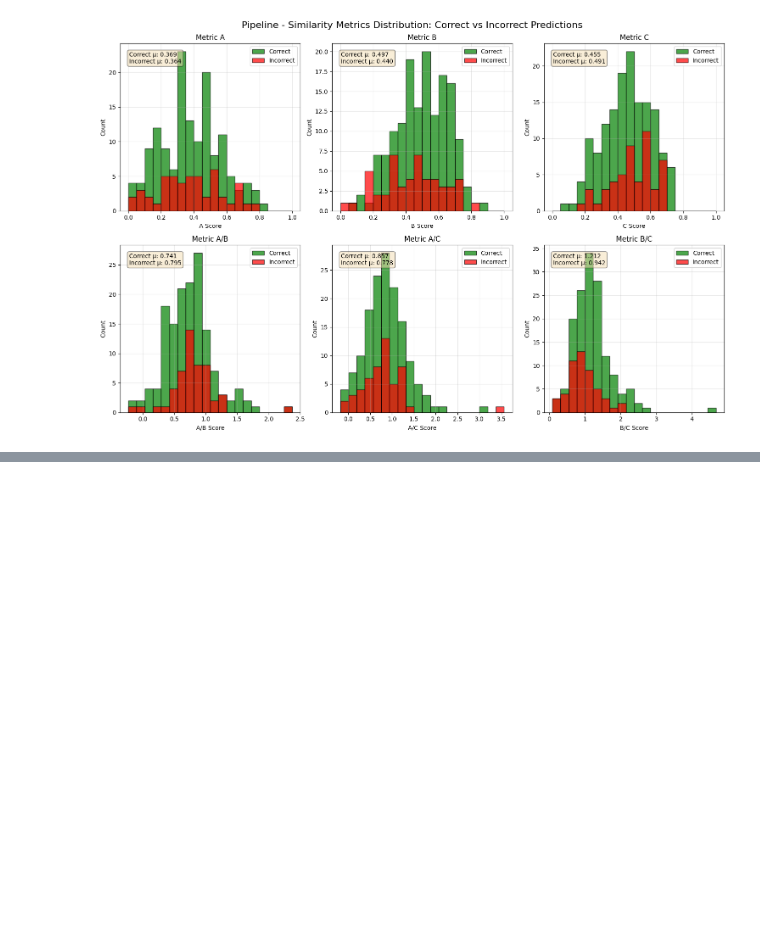
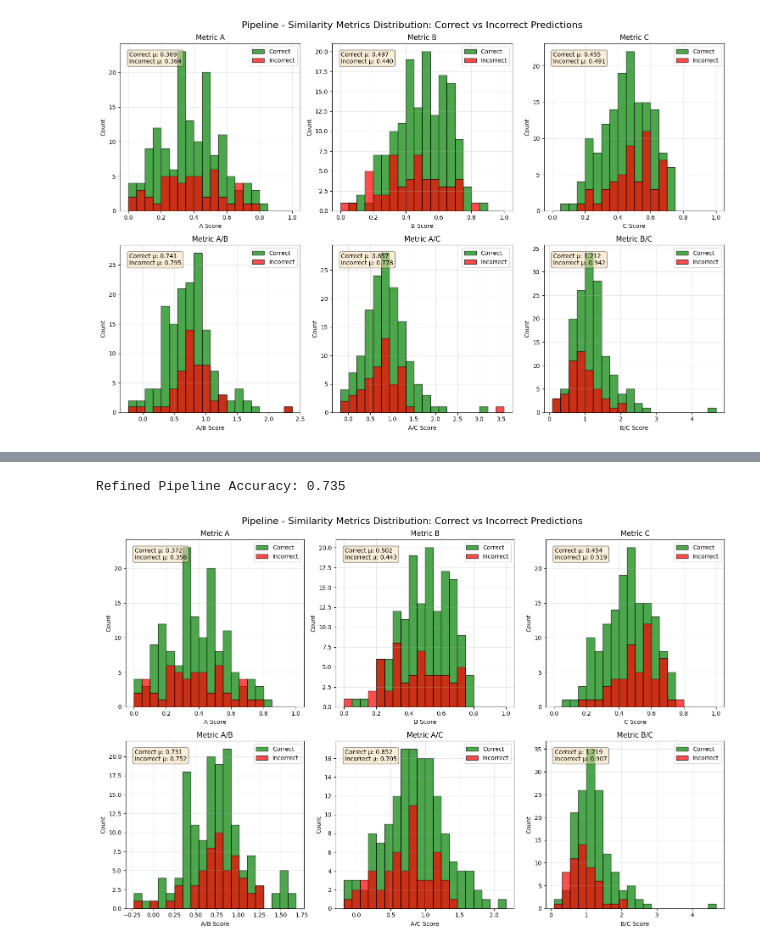
Before and after one commit to yuvallevy09/nlp-with-llms-2025-hw2, a Jupyter notebook: anli_llm.ipynb, the cells around one changed output, grey strips where cells are left out. Saved outputs shown, nothing was run; the diff lists cells and outputs as text; code cells hidden in the pictures; blank space fills up the shorter version.

```diff
--- a/anli_llm.ipynb
+++ b/anli_llm.ipynb
@@ -219,8 +118,9 @@ def create_dspy_examples(dataset: List[Dict[str, Any]]) -> List[dspy.Example]:
                 premise=item['premise'],
                 hypothesis=item['hypothesis'],
                 label=item['label'],
-                reason=item['reason']  # This field is stored but not in signatures
-            )
+                reason=item['reason']
+            ).with_inputs('premise', 'hypothesis')
+
             examples.append(example)
     return examples
 # %%
@@ -234,19 +134,16 @@ print(f"Found {len(dev_with_reasons)} examples with reasons out of {len(dev_data
 Loading dev_r3 dataset...
 Found 1200 examples with reasons out of 1200 total
 # %%
-### DSPy Evaluate Setup
+# Convert evaluation samples to dspy.Example instances
+dspy_eval_samples = create_dspy_examples(dev_with_reasons)
 
-# Create evaluation metric function for DSPy
-def nli_metric(example, prediction, trace=None):
-    """Metric function for DSPy evaluation."""
-    return prediction.label == example.label
+# Create a mapping from (premise, hypothesis) to reason so we can access reason in refine module wihout passing it to the LLM
+REASON_MAP = {}
 
-# Sample for evaluation (adjust size as needed)
-eval_samples = dev_with_reasons[:200]  # Use 200 samples for evaluation
-
-# Convert your evaluation samples to dspy.Example instances
-dspy_eval_samples = create_dspy_examples(eval_samples)
-
-# Initialize similarity model
-from sentence_transformers import SentenceTransformer
-similarity_model = SentenceTransformer("all-MiniLM-L6-v2")
+for ex in dspy_eval_samples:
+    if isinstance(ex, dict):
+        key = (ex['premise'], ex['hypothesis'])
+        REASON_MAP[key] = ex.get('reason', '')
+    else:  # dspy.Example
+        key = (ex.premise, ex.hypothesis)
+        REASON_MAP[key] = ex.get('reason', '')
@@ -536,0 +516,14 @@ plt.show()
+# %%
+pipeline_accuracy, pipeline_results = evaluate_with_similarity_v2(
+    refined_pipeline,
+    dspy_eval_samples[:200],
+    collect_results=True
+)
+print(f"Refined Pipeline Accuracy: {pipeline_accuracy:.3f}")
+# %% [output]
+Refined Pipeline Accuracy: 0.735
+# %%
+pipeline_fig = create_similarity_histograms(pipeline_results, "Pipeline")
+plt.show()
+# %% [output]
+[figure, added]
```
Also changed, not shown: parts of 29 cells of this notebook, 3 other files.
